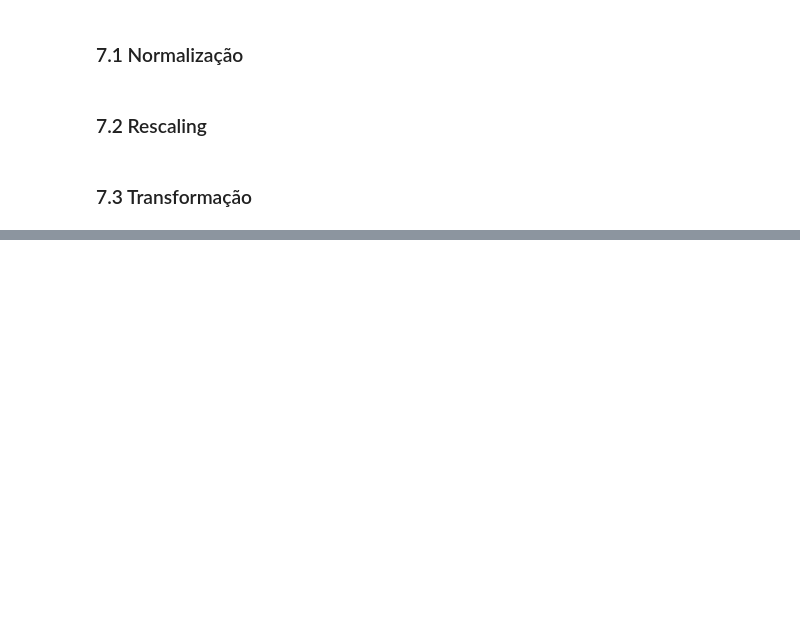
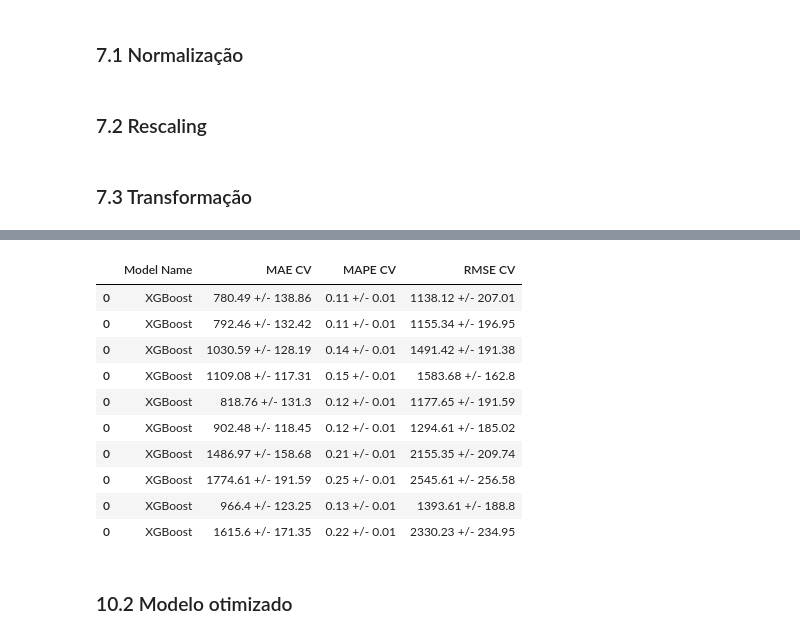
Before and after one commit to rafapires07/rossmann_store, a Jupyter notebook: rossmann_store_jupyter.ipynb, the cells around one changed output, grey strips where cells are left out. Drawn from its saved outputs; the diff is of its cells as text; code cells hidden in the pictures; blank space fills up the shorter version.

```diff
--- a/rossmann_store_jupyter.ipynb
+++ b/rossmann_store_jupyter.ipynb
@@ -845,0 +1124,16 @@ df_for_ml
+# %%
+tunning_result
+# %% [output]
+|  | Model Name | MAE CV | MAPE CV | RMSE CV |
+| 0 | XGBoost | 780.49 +/- 138.86 | 0.11 +/- 0.01 | 1138.12 +/- 207.01 |
+| 0 | XGBoost | 792.46 +/- 132.42 | 0.11 +/- 0.01 | 1155.34 +/- 196.95 |
+| 0 | XGBoost | 1030.59 +/- 128.19 | 0.14 +/- 0.01 | 1491.42 +/- 191.38 |
+| 0 | XGBoost | 1109.08 +/- 117.31 | 0.15 +/- 0.01 | 1583.68 +/- 162.8 |
+| 0 | XGBoost | 818.76 +/- 131.3 | 0.12 +/- 0.01 | 1177.65 +/- 191.59 |
+| 0 | XGBoost | 902.48 +/- 118.45 | 0.12 +/- 0.01 | 1294.61 +/- 185.02 |
+| 0 | XGBoost | 1486.97 +/- 158.68 | 0.21 +/- 0.01 | 2155.35 +/- 209.74 |
+| 0 | XGBoost | 1774.61 +/- 191.59 | 0.25 +/- 0.01 | 2545.61 +/- 256.58 |
+| 0 | XGBoost | 966.4 +/- 123.25 | 0.13 +/- 0.01 | 1393.61 +/- 188.8 |
+| 0 | XGBoost | 1615.6 +/- 171.35 | 0.22 +/- 0.01 | 2330.23 +/- 234.95 |
+# %% [markdown]
+### 10.2 Modelo otimizado
```
Also changed, not shown: parts of 80 cells of this notebook, 1 other file.
